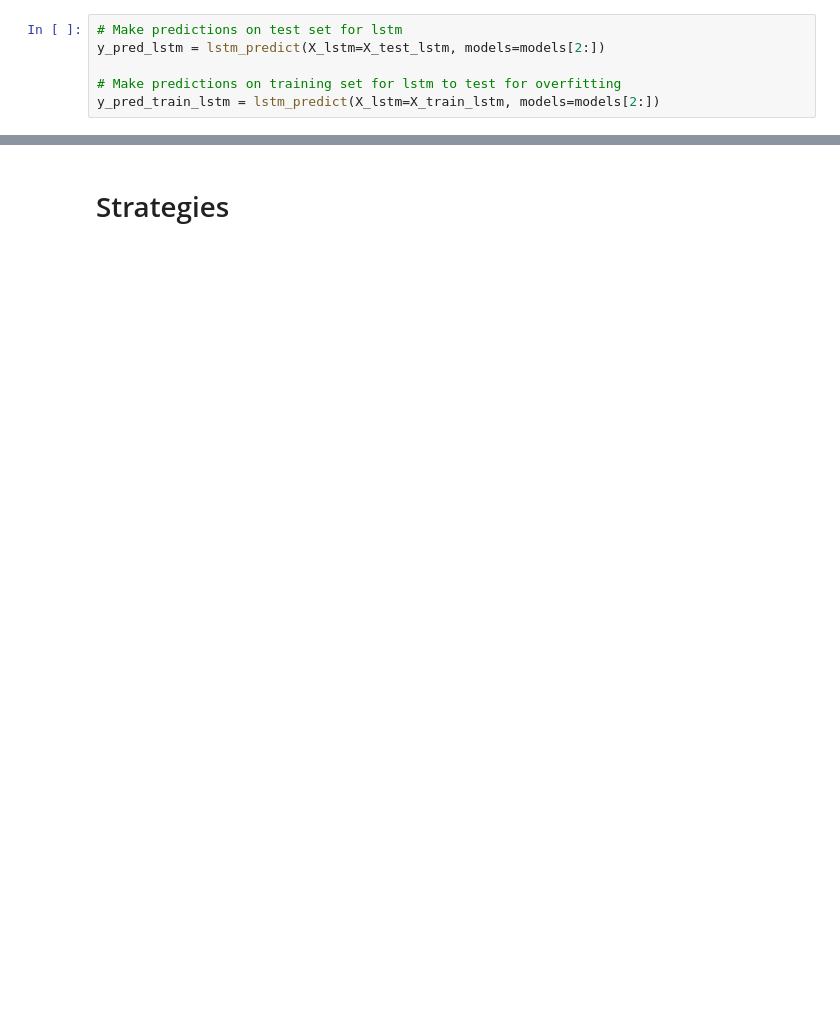
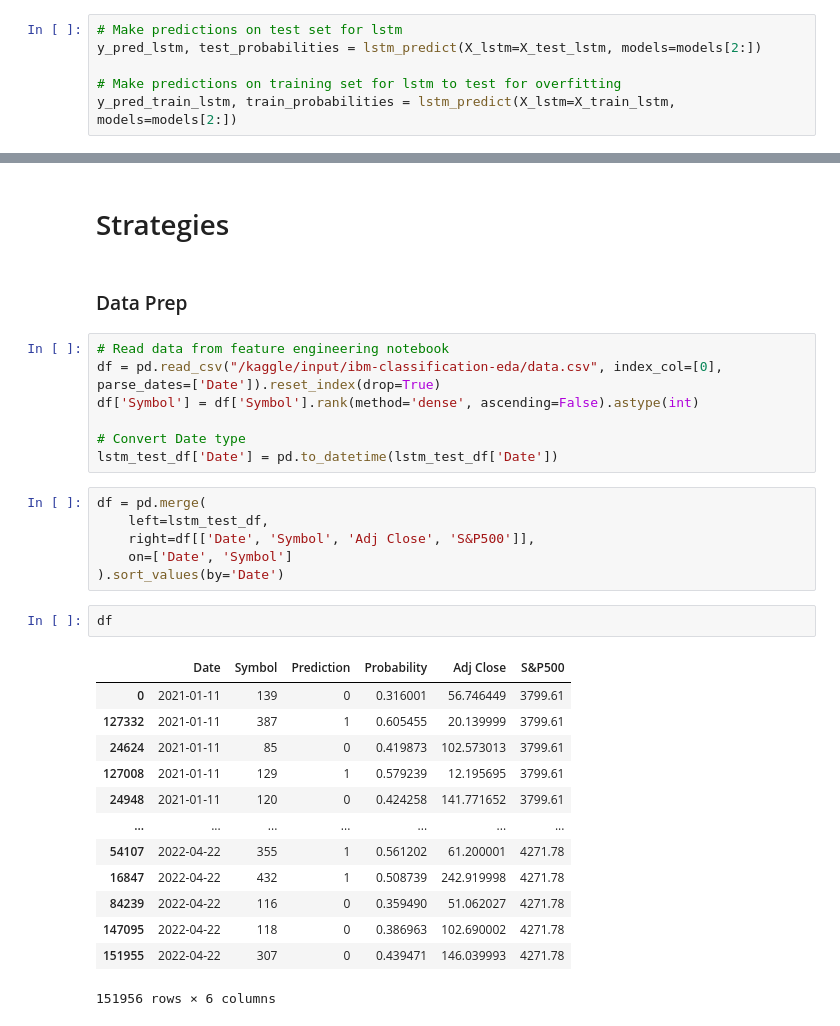
Before and after one commit to ed-churchill/ibm-ml-certificate, a Jupyter notebook: classification/ibm-classification-results-analysis.ipynb, the cells around one changed output, grey strips where cells are left out. Saved outputs shown, nothing was run; the diff lists cells and outputs as text; blank space fills up the shorter version.

```diff
--- a/classification/ibm-classification-results-analysis.ipynb
+++ b/classification/ibm-classification-results-analysis.ipynb
@@ -135,7 +135,7 @@ def lstm_predict(X_lstm, models):
 # %%
 # Make predictions on test set for lstm
-y_pred_lstm = lstm_predict(X_lstm=X_test_lstm, models=models[2:])
+y_pred_lstm, test_probabilities = lstm_predict(X_lstm=X_test_lstm, models=models[2:])
 
 # Make predictions on training set for lstm to test for overfitting
-y_pred_train_lstm = lstm_predict(X_lstm=X_train_lstm, models=models[2:])
+y_pred_train_lstm, train_probabilities = lstm_predict(X_lstm=X_train_lstm, models=models[2:])
 # %% [output]
@@ -313,2 +321,33 @@ We can interpret AUC as the probability that a random positive example is assign
 # %% [markdown]
 # Strategies
+# %% [markdown]
+### Data Prep
+# %%
+# Read data from feature engineering notebook
+df = pd.read_csv("/kaggle/input/ibm-classification-eda/data.csv", index_col=[0], parse_dates=['Date']).reset_index(drop=True)
+df['Symbol'] = df['Symbol'].rank(method='dense', ascending=False).astype(int)
+
+# Convert Date type
+lstm_test_df['Date'] = pd.to_datetime(lstm_test_df['Date'])
+# %%
+df = pd.merge(
+    left=lstm_test_df,
+    right=df[['Date', 'Symbol', 'Adj Close', 'S&P500']],
+    on=['Date', 'Symbol']
+).sort_values(by='Date')
+# %%
+df
+# %% [output]
+|  | Date | Symbol | Prediction | Probability | Adj Close | S&P500 |
+| 0 | 2021-01-11 | 139 | 0 | 0.316001 | 56.746449 | 3799.61 |
+| 127332 | 2021-01-11 | 387 | 1 | 0.605455 | 20.139999 | 3799.61 |
+| 24624 | 2021-01-11 | 85 | 0 | 0.419873 | 102.573013 | 3799.61 |
+| 127008 | 2021-01-11 | 129 | 1 | 0.579239 | 12.195695 | 3799.61 |
+| 24948 | 2021-01-11 | 120 | 0 | 0.424258 | 141.771652 | 3799.61 |
+| ... | ... | ... | ... | ... | ... | ... |
+| 54107 | 2022-04-22 | 355 | 1 | 0.561202 | 61.200001 | 4271.78 |
+| 16847 | 2022-04-22 | 432 | 1 | 0.508739 | 242.919998 | 4271.78 |
+| 84239 | 2022-04-22 | 116 | 0 | 0.359490 | 51.062027 | 4271.78 |
+| 147095 | 2022-04-22 | 118 | 0 | 0.386963 | 102.690002 | 4271.78 |
+| 151955 | 2022-04-22 | 307 | 0 | 0.439471 | 146.039993 | 4271.78 |
+151956 rows × 6 columns
```
Also changed, not shown: parts of 9 cells of this notebook.
